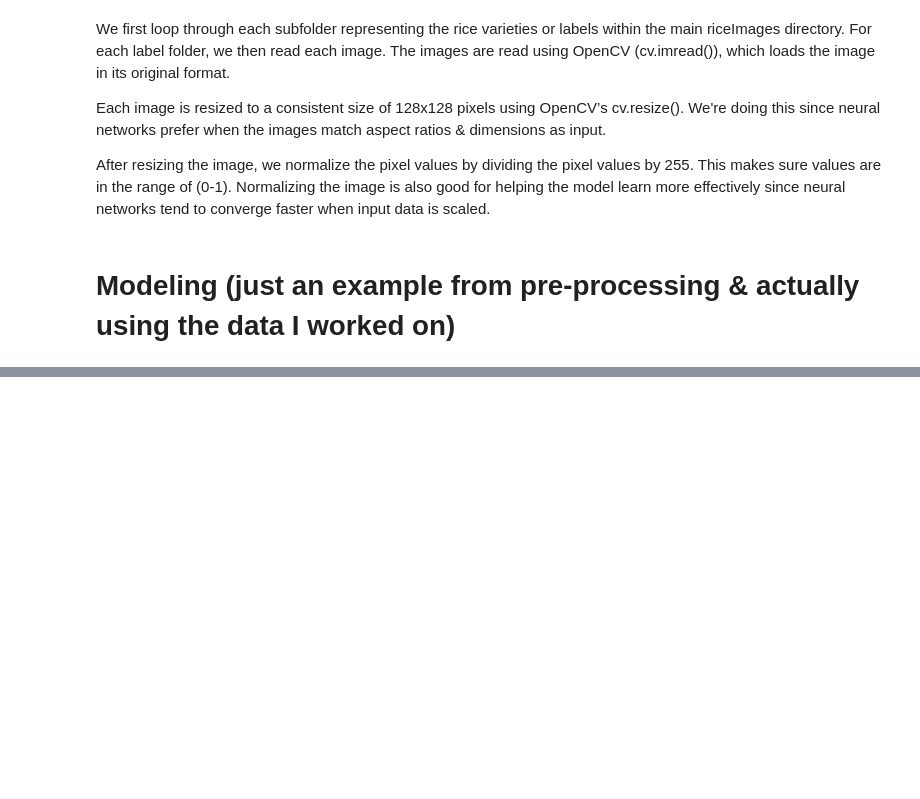
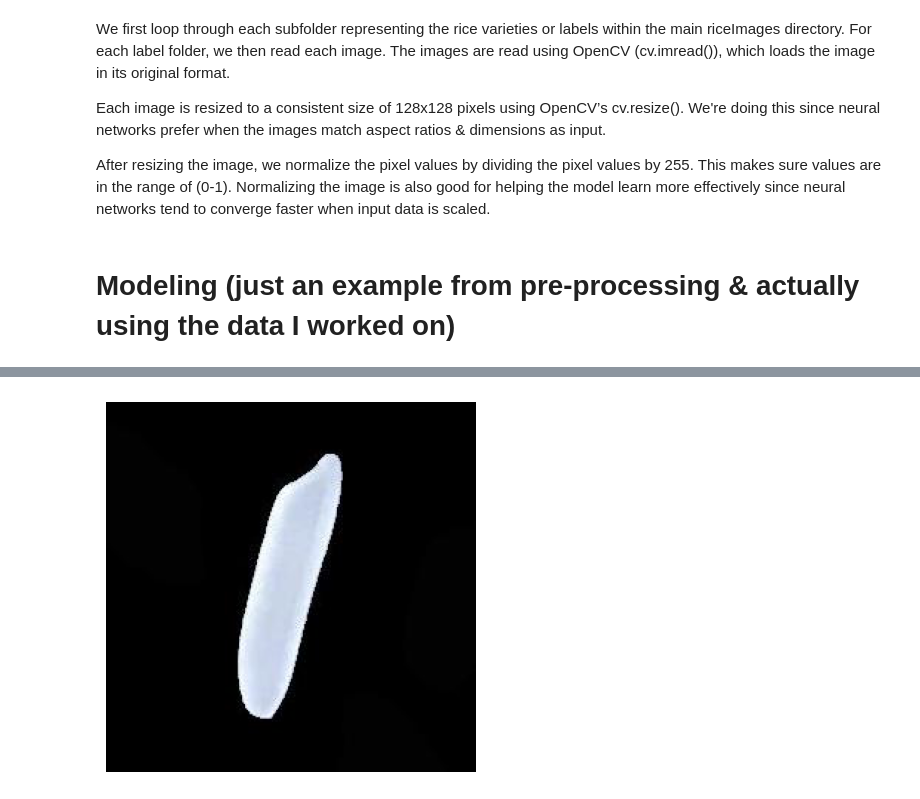
Before and after one commit to damin7/DataMiningProject, a Jupyter notebook: rice.ipynb, the cells around one changed output, grey strips where cells are left out. Drawn from its saved outputs; the diff is of its cells as text; code cells hidden in the pictures; blank space fills up the shorter version.

```diff
--- a/rice.ipynb
+++ b/rice.ipynb
@@ -198,0 +268,6 @@ print(classification_report(y_true, y_pred, target_names=list(train_generator.cl
+# %%
+plt.imshow(imgBas)
+plt.axis('off')
+plt.show()
+# %% [output]
+[figure, added]
```
Also changed, not shown: parts of 20 cells of this notebook.
